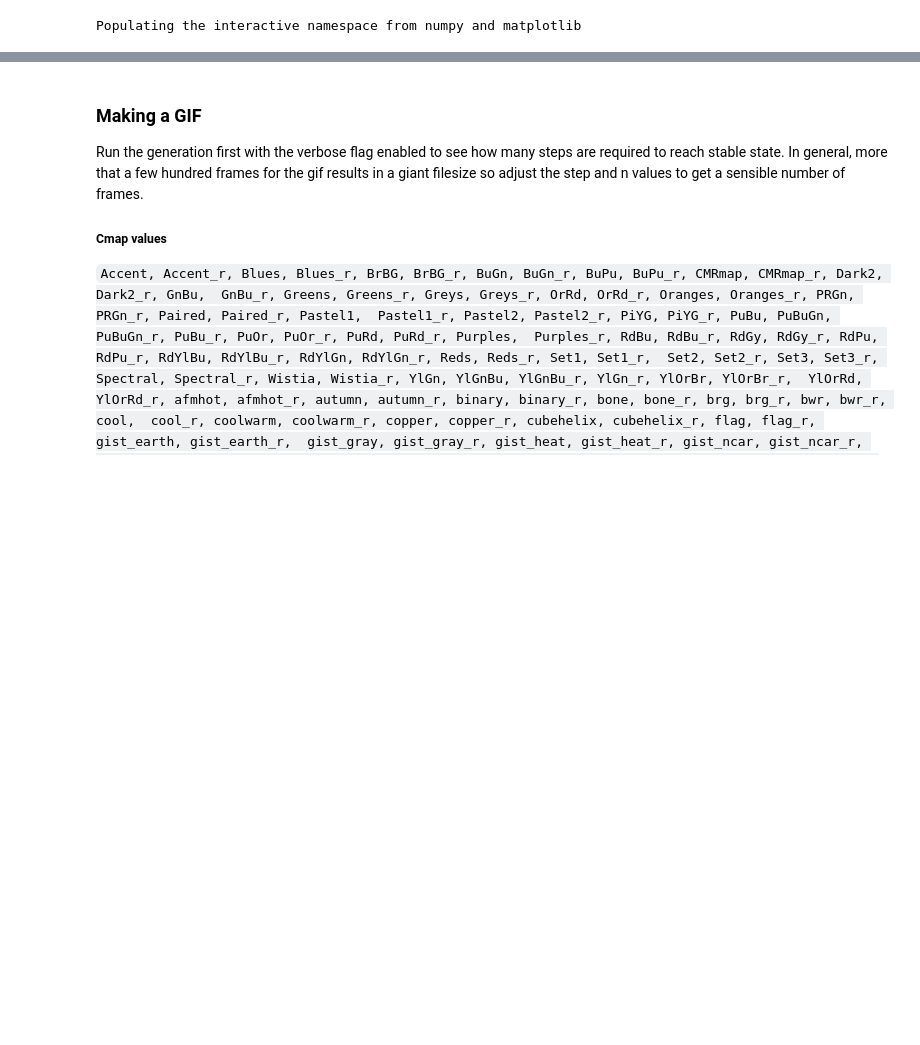
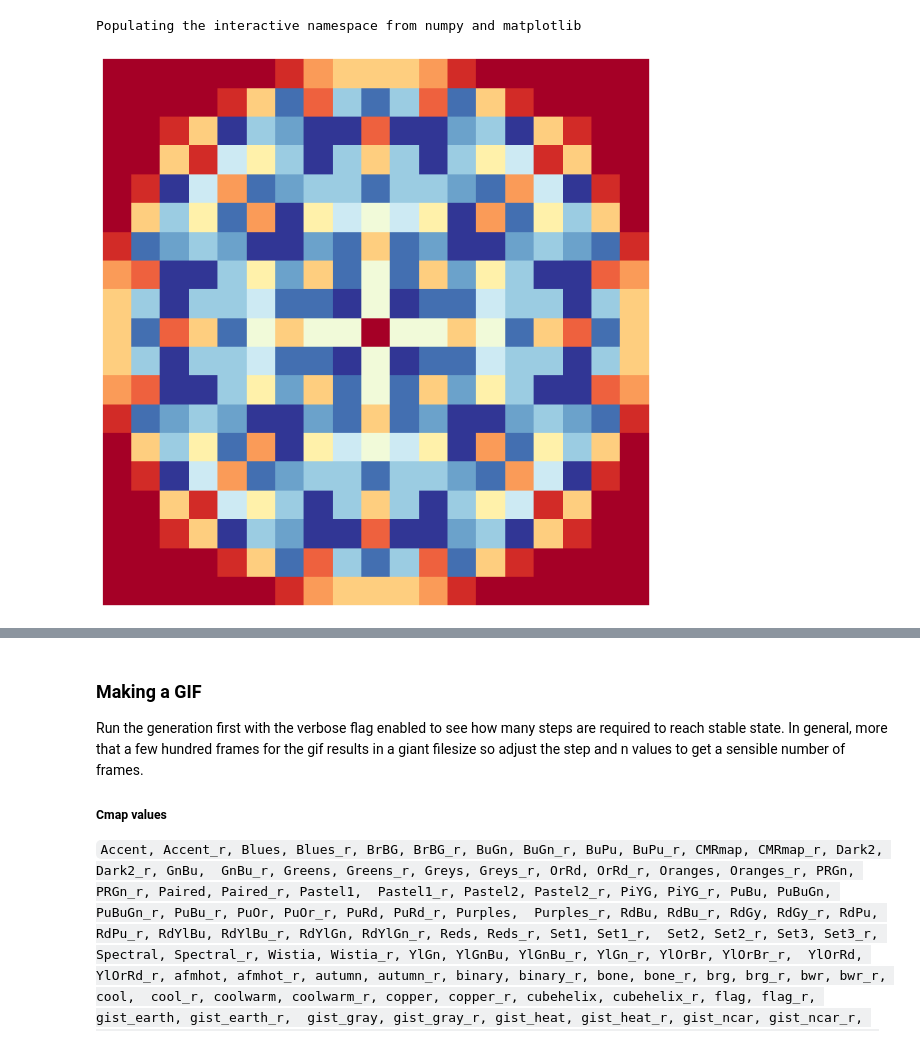
Before and after one commit to sminez/recreational_mathematics, a Jupyter notebook: Sandpiles/Sandpiles.ipynb, the cells around one changed output, grey strips where cells are left out. Drawn from its saved outputs; the diff is of its cells as text; code cells hidden in the pictures; blank space fills up the shorter version.

```diff
--- a/Sandpiles/Sandpiles.ipynb
+++ b/Sandpiles/Sandpiles.ipynb
@@ -10,6 +10,8 @@ https://docs.scipy.org/doc/numpy/reference/arrays.ndarray.html
 from sandpile import *
 import pandas as pd
 import numpy as np
+import subprocess
+
 
 def trim_grid(grid):
     # Trim empty
@@ -22,6 +24,41 @@ def trim_grid(grid):
     grid = [[r[n] for r in trans] for n in range(w2)]
 
     return grid
+
+
+def visualise(data, size=30, cmap="RdYlBu"):
+    '''Greys YlGnBu are also good'''
+    plt.figure(figsize=(size, size))
+    sns.heatmap(data, cbar=False, xticklabels=False, yticklabels=False, cmap="RdYlBu")
+
+
+def from_csv(sandPower, pattern, seed="."):
+    '''
+    load stored data from the csv directory
+    '''
+    if seed == ".":
+        path = "csv/2_{}_{}.csv".format(sandPower, pattern)
+    else:
+        path = "csv/2_{}_{}_{}.csv".format(sandPower, pattern, seed)
+    data = np.genfromtxt(path, delimiter=",")
+    return trim_grid(data)
+
+
+def go_run(sandPower, pattern, seed="."):
+    try:
+        return from_csv(sandPower, pattern, seed)
+    except:
+        cmd = ["go", "run", "sandpile.go"]
+        args = "{} {} {}".format(sandPower, pattern, seed)
+        proc = subprocess.run(cmd, input=args.encode(), shell=True, stdout=subprocess.PIPE)
+        print(proc)
+        return from_csv(sandPower, pattern, seed)
 # %% [output]
 Populating the interactive namespace from numpy and matplotlib
+# %%
+#data = from_csv(20, "++", ".")
+data = go_run(11, "o+", ".")
+visualise(data, 10)
+# %% [output]
+[figure, added]
 # %%
```
Also changed, not shown: parts of 7 cells of this notebook, 5 other files.
